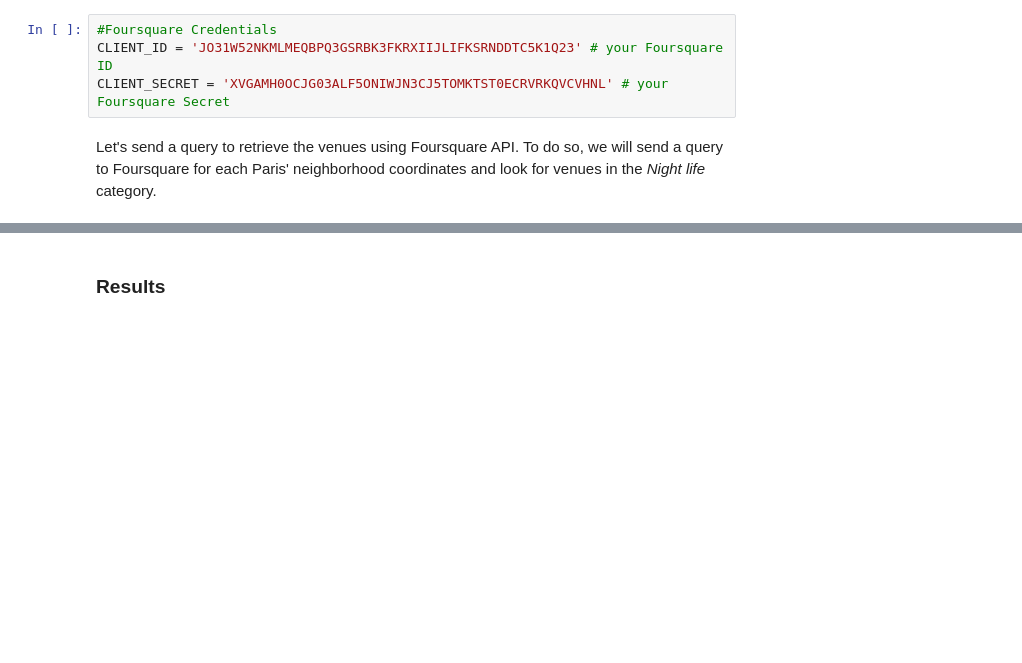
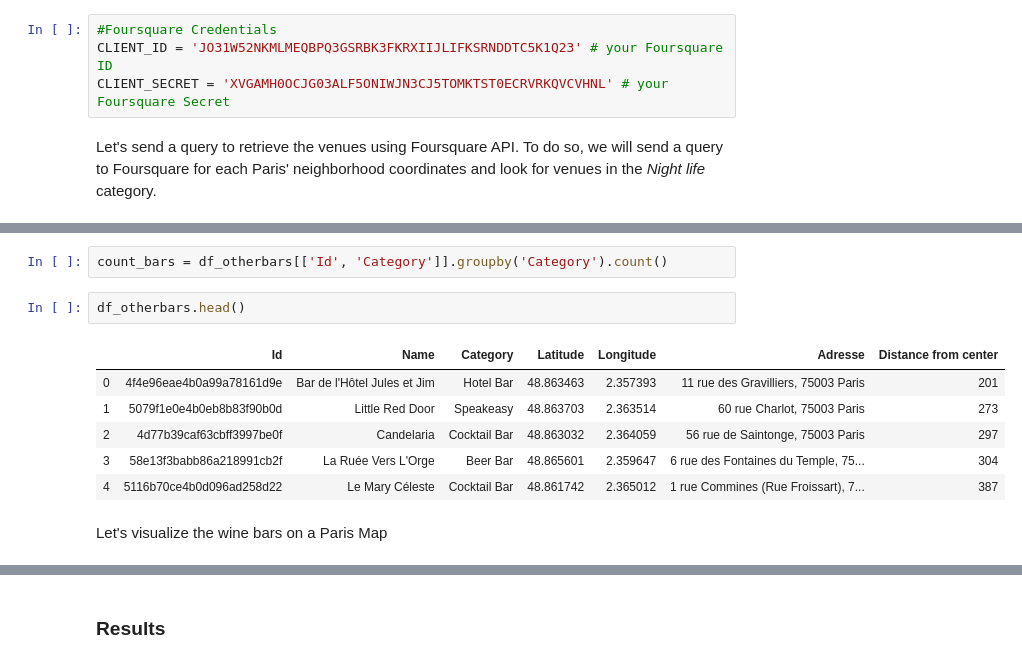
Before and after one commit to MianHan/Coursera_Capstone, a Jupyter notebook: The_wine_bar_project.ipynb, the cells around one changed output, grey strips where cells are left out. Saved outputs shown, nothing was run; the diff lists cells and outputs as text; blank space fills up the shorter version.

```diff
--- a/The_wine_bar_project.ipynb
+++ b/The_wine_bar_project.ipynb
@@ -270,0 +231,13 @@ results
+# %%
+count_bars = df_otherbars[['Id', 'Category']].groupby('Category').count()
+# %%
+df_otherbars.head()
+# %% [output]
+|  | Id | Name | Category | Latitude | Longitude | Adresse | Distance from center |
+| 0 | 4f4e96eae4b0a99a78161d9e | Bar de l'Hôtel Jules et Jim | Hotel Bar | 48.863463 | 2.357393 | 11 rue des Gravilliers, 75003 Paris | 201 |
+| 1 | 5079f1e0e4b0eb8b83f90b0d | Little Red Door | Speakeasy | 48.863703 | 2.363514 | 60 rue Charlot, 75003 Paris | 273 |
+| 2 | 4d77b39caf63cbff3997be0f | Candelaria | Cocktail Bar | 48.863032 | 2.364059 | 56 rue de Saintonge, 75003 Paris | 297 |
+| 3 | 58e13f3babb86a218991cb2f | La Ruée Vers L'Orge | Beer Bar | 48.865601 | 2.359647 | 6 rue des Fontaines du Temple, 75... | 304 |
+| 4 | 5116b70ce4b0d096ad258d22 | Le Mary Céleste | Cocktail Bar | 48.861742 | 2.365012 | 1 rue Commines (Rue Froissart), 7... | 387 |
+# %% [markdown]
+Let's visualize the wine bars on a Paris Map
```
Also changed, not shown: parts of 20 cells of this notebook.
